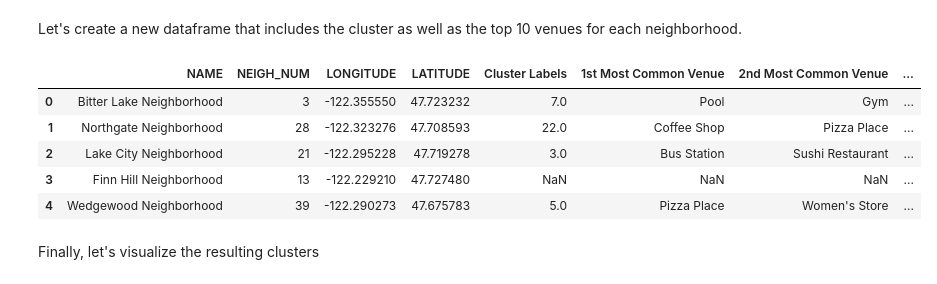
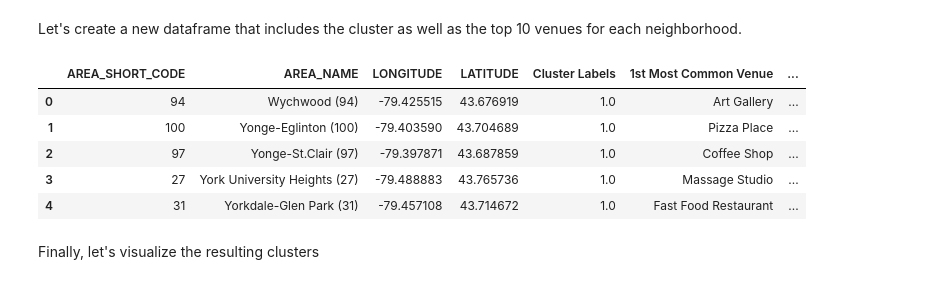
Before and after one commit to fleason/Coursera_Capstone, a Jupyter notebook: Toronto Exercise.ipynb, the cells around one changed output. Saved outputs shown, nothing was run; the diff lists cells and outputs as text; code cells hidden in the pictures.

```diff
--- a/Toronto Exercise.ipynb
+++ b/Toronto Exercise.ipynb
@@ -218,8 +211,8 @@ Latitude and longitude values of Bitter Lake Neighborhood are 47.72323154, -122.
 # %% [markdown]
 #### Now, let's get the top 100 venues that are in Bitter Lake within a radius of 500 meters.
 # %%
-LIMIT = 1000 # limit of number of venues returned by Foursquare API
-radius = 800 # define radius
+LIMIT = 100 # limit of number of venues returned by Foursquare API
+radius = 500 # define radius
 # %% [markdown]
 First, let's create the GET request URL. Name your URL **url**.
 # %%
@@ -311,7 +303,7 @@ print('{} venues were returned by Foursquare.'.format(nearby_venues.shape[0]))
 # %% [markdown]
 #### Let's create a function to repeat the same process to all the neighborhoods in Toronto
 # %%
-def getNearbyVenues(names, latitudes, longitudes, radius=200):
+def getNearbyVenues(names, latitudes, longitudes, radius=300):
 
     venues_list=[]
     for name, lat, lng in zip(names, latitudes, longitudes):
@@ -355,7 +347,7 @@ def getNearbyVenues(names, latitudes, longitudes, radius=200):
 # %%
 # type your answer here
 
-toronto_venues = getNearbyVenues(names=neighborhoods['NAME'],
+toronto_venues = getNearbyVenues(names=neighborhoods['AREA_NAME'],
                                    latitudes=neighborhoods['LATITUDE'],
                                    longitudes=neighborhoods['LONGITUDE']
                                   )
@@ -557,7 +549,7 @@ neighborhoods_venues_sorted.head()
 Run *k*-means to cluster the neighborhood into 5 clusters.
 # %%
 # set number of clusters
-kclusters = 25
+kclusters = 8
 
 toronto_grouped_clustering = toronto_grouped.drop('Neighborhood', 1)
 
@@ -582,20 +576,20 @@ Let's create a new dataframe that includes the cluster as well as the top 10 ven
 # %%
 # add clustering labels
-neighborhoods_venues_sorted.insert(0, 'Cluster Labels', kmeans.labels_)
+
 
 toronto_merged = neighborhoods
 
 # merge toronto_grouped with toronto_data to add latitude/longitude for each neighborhood
-toronto_merged = toronto_merged.join(neighborhoods_venues_sorted.set_index('Neighborhood'), on='NAME')
+toronto_merged = toronto_merged.join(neighborhoods_venues_sorted.set_index('Neighborhood'), on='AREA_NAME')
 
 toronto_merged.head() # check the last columns!
 # %% [output]
-|  | NAME | NEIGH_NUM | LONGITUDE | LATITUDE | Cluster Labels | 1st Most Common Venue | 2nd Most Common Venue | ... |
-| 0 | Bitter Lake Neighborhood | 3 | -122.355550 | 47.723232 | 7.0 | Pool | Gym | ... |
-| 1 | Northgate Neighborhood | 28 | -122.323276 | 47.708593 | 22.0 | Coffee Shop | Pizza Place | ... |
-| 2 | Lake City Neighborhood | 21 | -122.295228 | 47.719278 | 3.0 | Bus Station | Sushi Restaurant | ... |
-| 3 | Finn Hill Neighborhood | 13 | -122.229210 | 47.727480 | NaN | NaN | NaN | ... |
-| 4 | Wedgewood Neighborhood | 39 | -122.290273 | 47.675783 | 5.0 | Pizza Place | Women's Store | ... |
+|  | AREA_SHORT_CODE | AREA_NAME | LONGITUDE | LATITUDE | Cluster Labels | 1st Most Common Venue | ... |
+| 0 | 94 | Wychwood (94) | -79.425515 | 43.676919 | 1.0 | Art Gallery | ... |
+| 1 | 100 | Yonge-Eglinton (100) | -79.403590 | 43.704689 | 1.0 | Pizza Place | ... |
+| 2 | 97 | Yonge-St.Clair (97) | -79.397871 | 43.687859 | 1.0 | Coffee Shop | ... |
+| 3 | 27 | York University Heights (27) | -79.488883 | 43.765736 | 1.0 | Massage Studio | ... |
+| 4 | 31 | Yorkdale-Glen Park (31) | -79.457108 | 43.714672 | 1.0 | Fast Food Restaurant | ... |
 # %%
 toronto_merged = toronto_merged.dropna()
 toronto_merged = toronto_merged.astype({"Cluster Labels": int})
```
Also changed, not shown: parts of 35 cells of this notebook.
